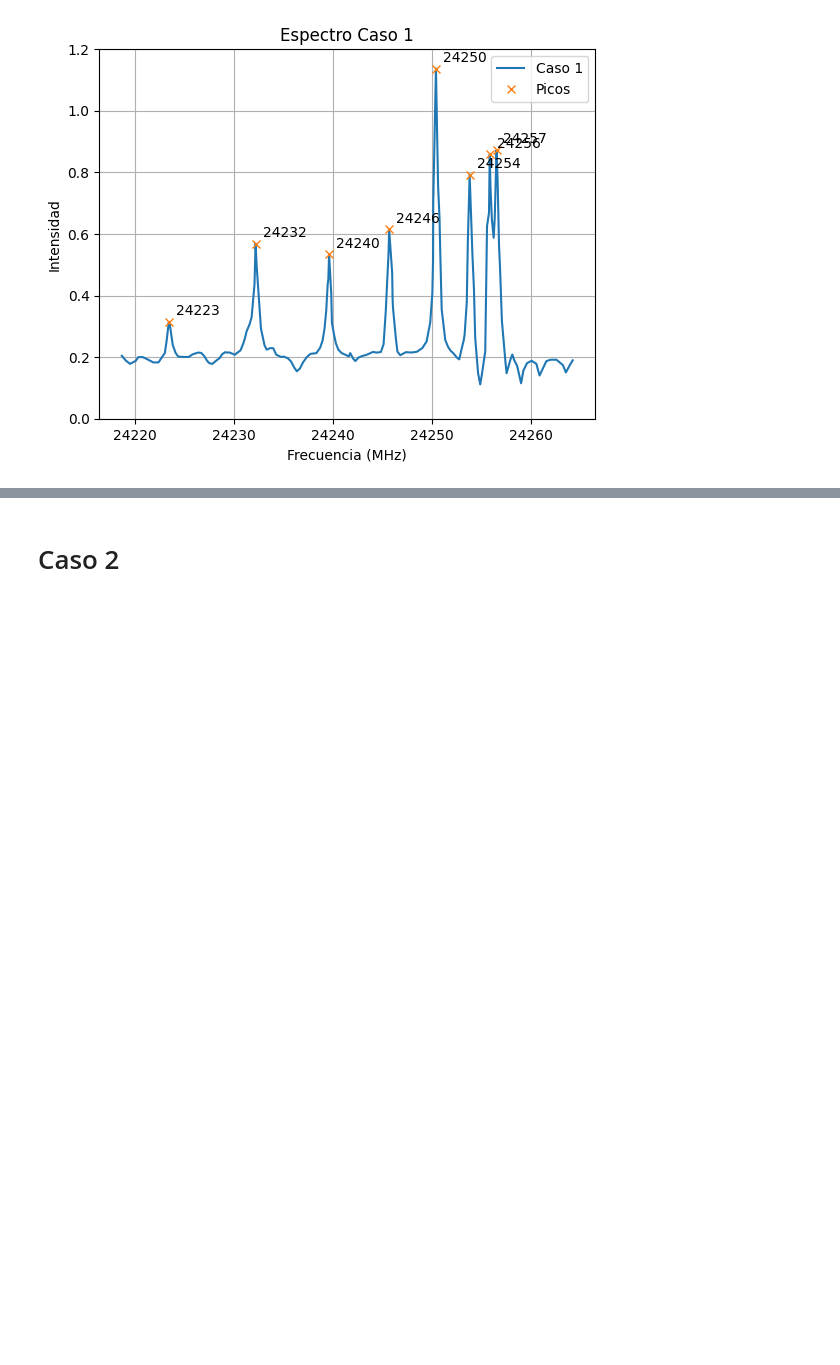
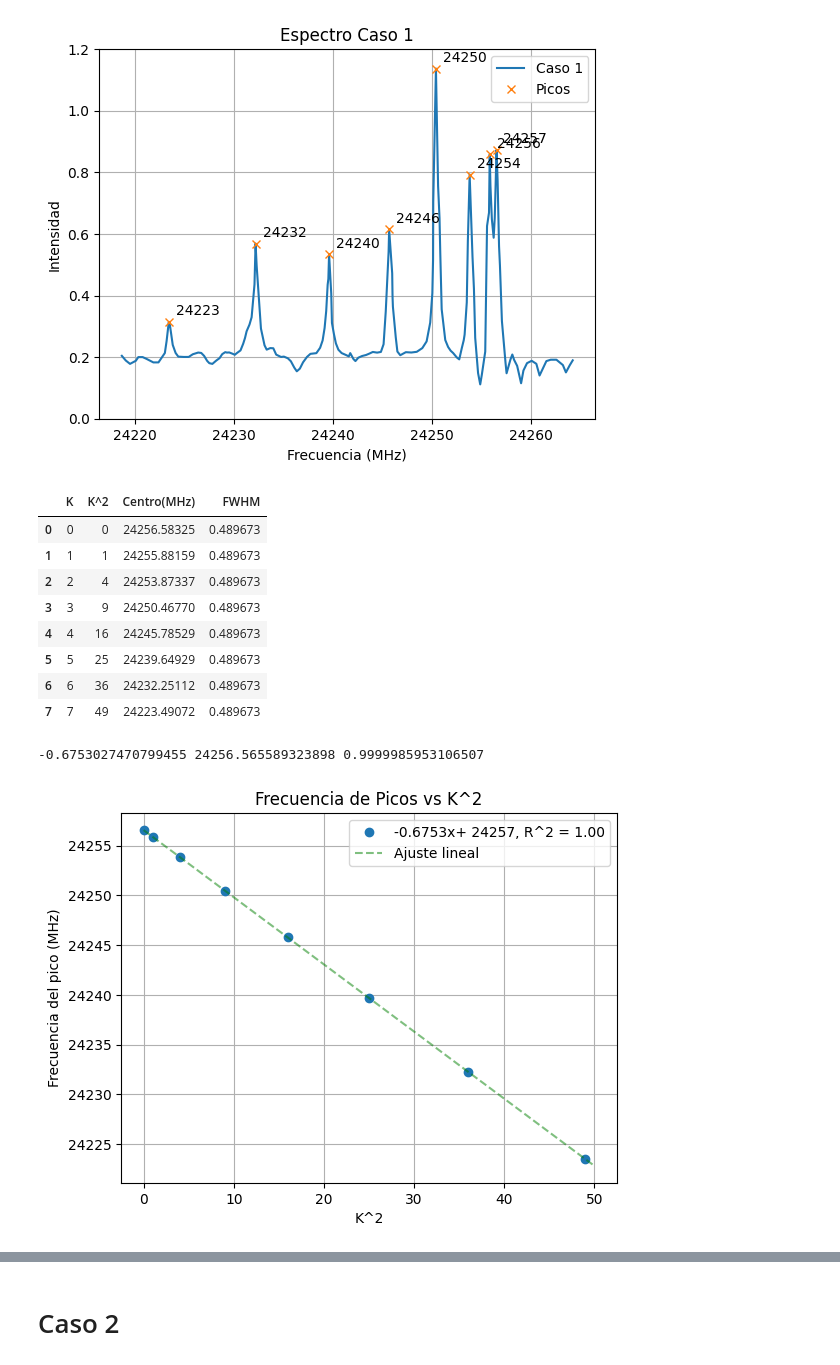
Before and after one commit to FabianC010/Proyecto-Espectroscopia-Molecular, a Jupyter notebook: Analisis.ipynb, the cells around one changed output, grey strips where cells are left out. Drawn from its saved outputs; the diff is of its cells as text; code cells hidden in the pictures; blank space fills up the shorter version.

Commit message:
Caso1 Completado y tabla añadida

```diff
--- a/Analisis.ipynb
+++ b/Analisis.ipynb
@@ -39,3 +39,34 @@ plt.ylim(0, 1.2)
 plt.show()
 # %% [output]
 [figure]
+# %%
+Tabla = pd.read_csv('Tabla posiciones y FWHM Caso1.csv', sep = ';', decimal= ',').sort_values(by = ["Centro(MHz)"], ascending=False)
+
+display(Tabla)
+Picos = np.arange(0,Tabla.shape[0],1)**2
+
+result = sp.stats.linregress(Picos, Tabla["Centro(MHz)"])
+m, b, R2 = result.slope, result.intercept, np.abs(result.rvalue)
+print(m,b,R2)
+
+x = np.linspace(0,50,100)
+plt.plot(Picos, Tabla["Centro(MHz)"], 'o', label = f'{m:.4f}x+ {b:.0f}, R^2 = {R2:.2f}')
+plt.plot(x, m*x + b, '--' ,alpha = 0.5, color = 'green', label = "Ajuste lineal")
+plt.grid(True)
+plt.title("Frecuencia de Picos vs K^2")
+plt.ylabel("Frecuencia del pico (MHz)")
+plt.xlabel("K^2")
+plt.legend()
+plt.show()
+# %% [output]
+|  | K | K^2 | Centro(MHz) | FWHM |
+| 0 | 0 | 0 | 24256.58325 | 0.489673 |
+| 1 | 1 | 1 | 24255.88159 | 0.489673 |
+| 2 | 2 | 4 | 24253.87337 | 0.489673 |
+| 3 | 3 | 9 | 24250.46770 | 0.489673 |
+| 4 | 4 | 16 | 24245.78529 | 0.489673 |
+| 5 | 5 | 25 | 24239.64929 | 0.489673 |
+| 6 | 6 | 36 | 24232.25112 | 0.489673 |
+| 7 | 7 | 49 | 24223.49072 | 0.489673 |
+-0.6753027470799455 24256.565589323898 0.9999985953106507
+[figure, added]
```
Also changed, not shown: parts of 3 cells of this notebook, 1 other file.
